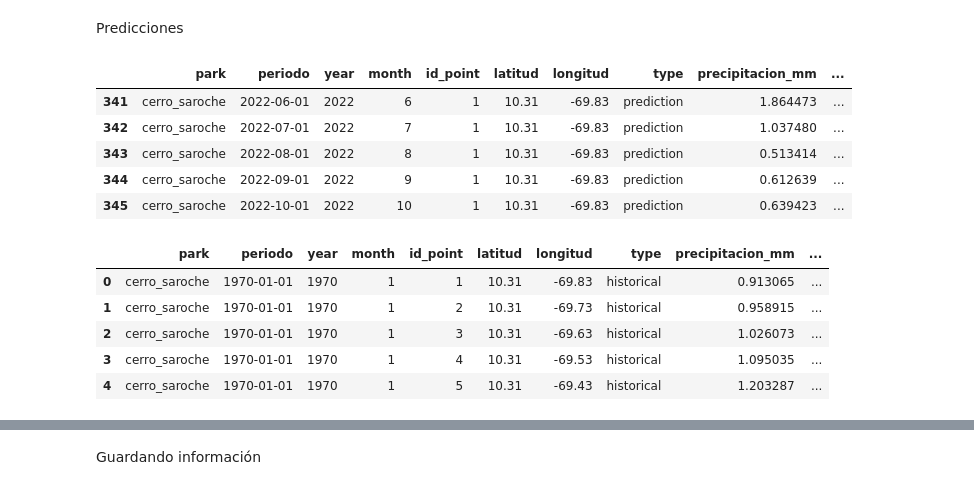
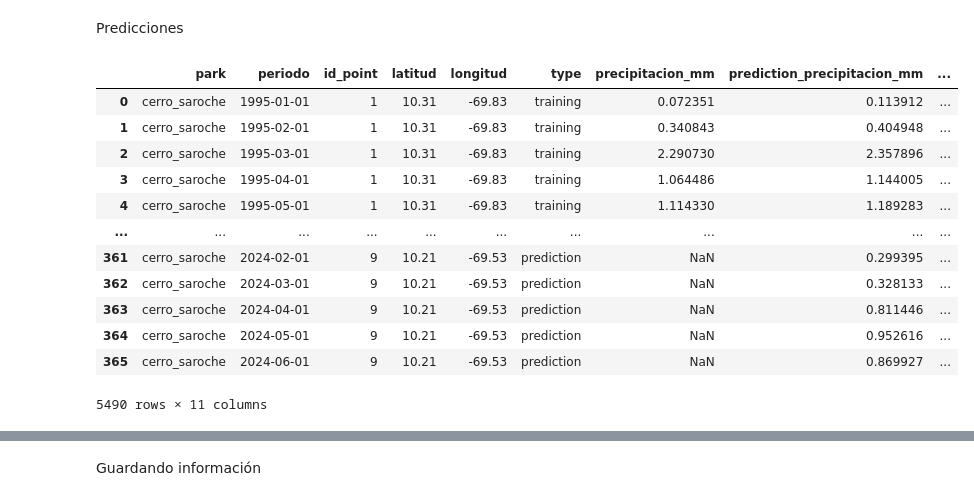
Before and after one commit to esglobe/seev-analytics, a Jupyter notebook: cerro_saroche/2_narx_precipitacion_analysis.ipynb, the cells around one changed output, grey strips where cells are left out. Cells and saved outputs as stored; diff of their text form; code cells hidden in the pictures.

```diff
--- a/cerro_saroche/2_narx_precipitacion_analysis.ipynb
+++ b/cerro_saroche/2_narx_precipitacion_analysis.ipynb
@@ -418,3 +418,19 @@ fig.show()
 ## Data para variación espacio-temporal de la precipitación
 # %% [markdown]
 Predicciones
+# %%
+precipitacion_pd
+# %% [output]
+|  | park | periodo | id_point | latitud | longitud | type | precipitacion_mm | prediction_precipitacion_mm | ... |
+| 0 | cerro_saroche | 1995-01-01 | 1 | 10.31 | -69.83 | training | 0.072351 | 0.113912 | ... |
+| 1 | cerro_saroche | 1995-02-01 | 1 | 10.31 | -69.83 | training | 0.340843 | 0.404948 | ... |
+| 2 | cerro_saroche | 1995-03-01 | 1 | 10.31 | -69.83 | training | 2.290730 | 2.357896 | ... |
+| 3 | cerro_saroche | 1995-04-01 | 1 | 10.31 | -69.83 | training | 1.064486 | 1.144005 | ... |
+| 4 | cerro_saroche | 1995-05-01 | 1 | 10.31 | -69.83 | training | 1.114330 | 1.189283 | ... |
+| ... | ... | ... | ... | ... | ... | ... | ... | ... | ... |
+| 361 | cerro_saroche | 2024-02-01 | 9 | 10.21 | -69.53 | prediction | NaN | 0.299395 | ... |
+| 362 | cerro_saroche | 2024-03-01 | 9 | 10.21 | -69.53 | prediction | NaN | 0.328133 | ... |
+| 363 | cerro_saroche | 2024-04-01 | 9 | 10.21 | -69.53 | prediction | NaN | 0.811446 | ... |
+| 364 | cerro_saroche | 2024-05-01 | 9 | 10.21 | -69.53 | prediction | NaN | 0.952616 | ... |
+| 365 | cerro_saroche | 2024-06-01 | 9 | 10.21 | -69.53 | prediction | NaN | 0.869927 | ... |
+5490 rows × 11 columns
@@ -421,33 +444,19 @@ Predicciones
 # %%
-columns = ['park',	'periodo', 'year', 'month',	'id_point',	'latitud',	'longitud',	'type',	'precipitacion_mm','elevacion_media']
+# columns = ['park',	'periodo', 'year', 'month',	'id_point',	'latitud',	'longitud',	'type',	'precipitacion_mm','elevacion_media']
 
-pd_prediction = precipitacion_pd.query("type=='prediction'").copy()
-pd_prediction['precipitacion_mm'] = pd_prediction['prediction_precipitacion_mm']
-pd_prediction['year'] = pd_prediction['periodo'].dt.strftime("%Y").astype(int)
-pd_prediction['month'] = pd_prediction['periodo'].dt.strftime("%m").astype(int)
-pd_prediction = pd_prediction[columns].copy()
+# pd_prediction = precipitacion_pd.query("type=='prediction'").copy()
+# pd_prediction['precipitacion_mm'] = pd_prediction['prediction_precipitacion_mm']
+# pd_prediction['year'] = pd_prediction['periodo'].dt.strftime("%Y").astype(int)
+# pd_prediction['month'] = pd_prediction['periodo'].dt.strftime("%m").astype(int)
+# pd_prediction = pd_prediction[columns].copy()
 
-pd_prediction.head()
+# pd_prediction.head()
-# %% [output]
-|  | park | periodo | year | month | id_point | latitud | longitud | type | precipitacion_mm | ... |
-| 341 | cerro_saroche | 2022-06-01 | 2022 | 6 | 1 | 10.31 | -69.83 | prediction | 1.864473 | ... |
-| 342 | cerro_saroche | 2022-07-01 | 2022 | 7 | 1 | 10.31 | -69.83 | prediction | 1.037480 | ... |
-| 343 | cerro_saroche | 2022-08-01 | 2022 | 8 | 1 | 10.31 | -69.83 | prediction | 0.513414 | ... |
-| 344 | cerro_saroche | 2022-09-01 | 2022 | 9 | 1 | 10.31 | -69.83 | prediction | 0.612639 | ... |
-| 345 | cerro_saroche | 2022-10-01 | 2022 | 10 | 1 | 10.31 | -69.83 | prediction | 0.639423 | ... |
 # %%
-data_precipitacion = data_pandas.copy()
-data_precipitacion['year'] = data_precipitacion['periodo'].dt.strftime("%Y").astype(int)
-data_precipitacion['month'] = data_precipitacion['periodo'].dt.strftime("%m").astype(int)
-data_precipitacion['type'] = 'historical'
-data_precipitacion = data_precipitacion[columns].reset_index(drop=True).copy()
+# data_precipitacion = data_pandas.copy()
+# data_precipitacion['year'] = data_precipitacion['periodo'].dt.strftime("%Y").astype(int)
+# data_precipitacion['month'] = data_precipitacion['periodo'].dt.strftime("%m").astype(int)
+# data_precipitacion['type'] = 'historical'
+# data_precipitacion = data_precipitacion[columns].reset_index(drop=True).copy()
 
-data_precipitacion.head()
+# data_precipitacion.head()
-# %% [output]
-|  | park | periodo | year | month | id_point | latitud | longitud | type | precipitacion_mm | ... |
-| 0 | cerro_saroche | 1970-01-01 | 1970 | 1 | 1 | 10.31 | -69.83 | historical | 0.913065 | ... |
-| 1 | cerro_saroche | 1970-01-01 | 1970 | 1 | 2 | 10.31 | -69.73 | historical | 0.958915 | ... |
-| 2 | cerro_saroche | 1970-01-01 | 1970 | 1 | 3 | 10.31 | -69.63 | historical | 1.026073 | ... |
-| 3 | cerro_saroche | 1970-01-01 | 1970 | 1 | 4 | 10.31 | -69.53 | historical | 1.095035 | ... |
-| 4 | cerro_saroche | 1970-01-01 | 1970 | 1 | 5 | 10.31 | -69.43 | historical | 1.203287 | ... |
 # %%
```
Also changed, not shown: parts of 6 cells of this notebook, 3 other files.
